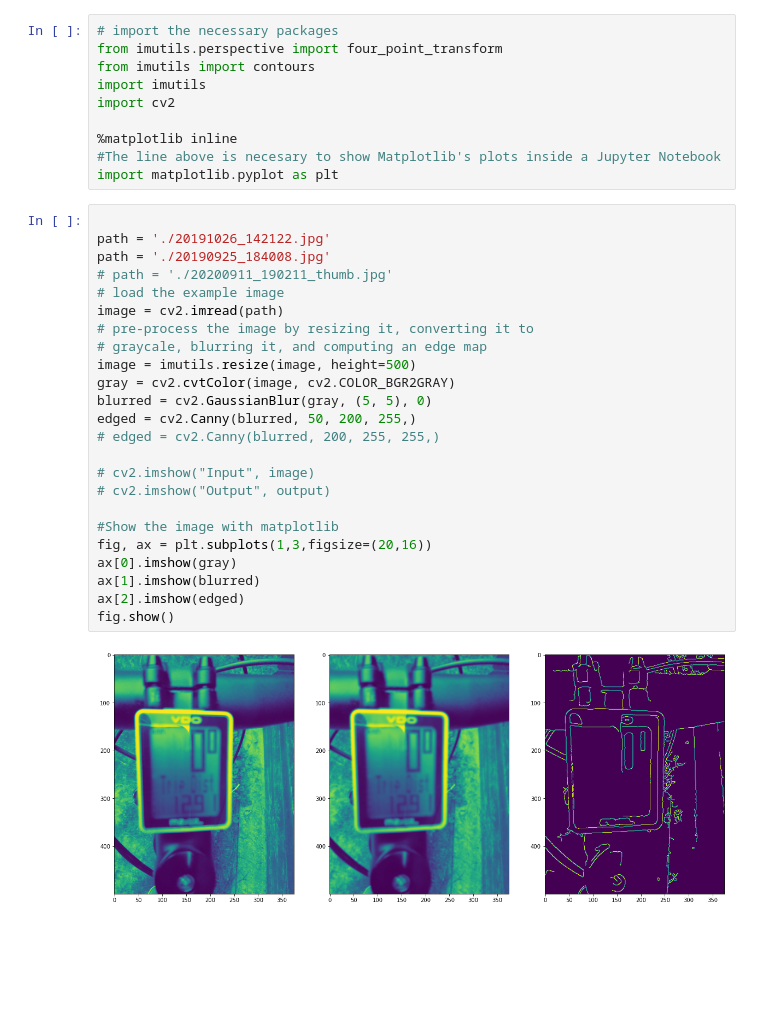
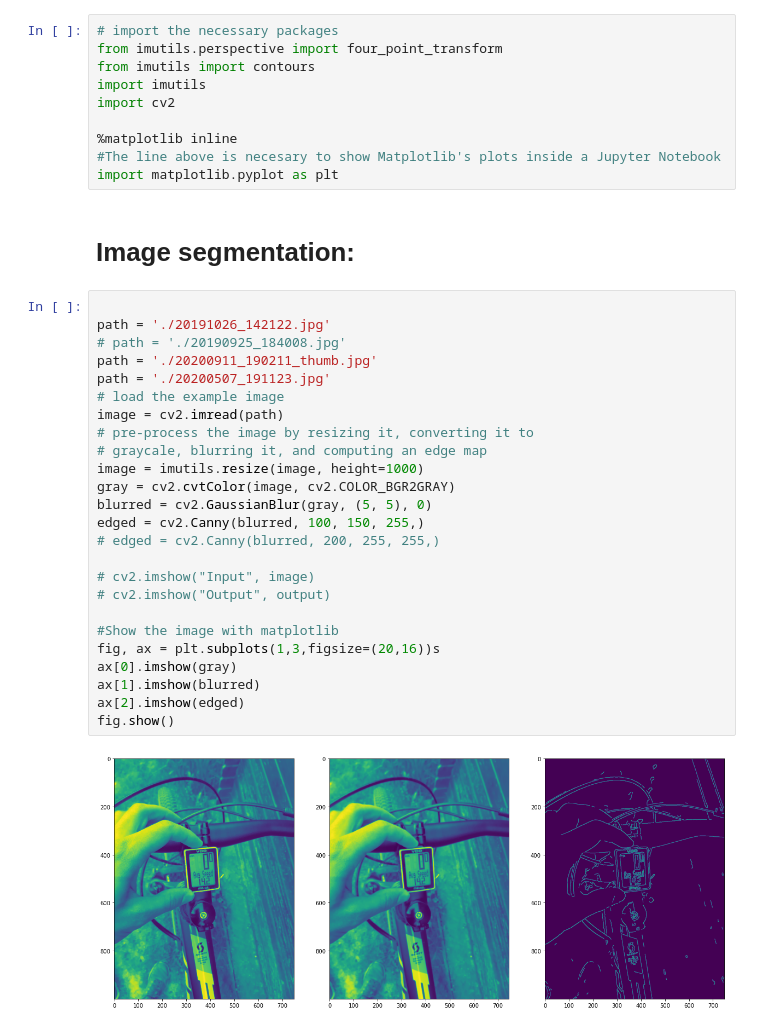
Before and after one commit to benmp2/odometer_digit_recognition, a Jupyter notebook: main.ipynb, the cells around one changed output. Cells and saved outputs as stored; diff of their text form; blank space fills up the shorter version.

```diff
--- a/main.ipynb
+++ b/main.ipynb
@@ -10,29 +10,32 @@ import cv2
 %matplotlib inline
 #The line above is necesary to show Matplotlib's plots inside a Jupyter Notebook
 import matplotlib.pyplot as plt
+# %% [markdown]
+# Image segmentation:
 # %%
 
 path = './20191026_142122.jpg'
-path = './20190925_184008.jpg'
-# path = './20200911_190211_thumb.jpg'
+# path = './20190925_184008.jpg'
+path = './20200911_190211_thumb.jpg'
+path = './20200507_191123.jpg'
 # load the example image
 image = cv2.imread(path)
 # pre-process the image by resizing it, converting it to
 # graycale, blurring it, and computing an edge map
-image = imutils.resize(image, height=500)
+image = imutils.resize(image, height=1000)
 gray = cv2.cvtColor(image, cv2.COLOR_BGR2GRAY)
 blurred = cv2.GaussianBlur(gray, (5, 5), 0)
-edged = cv2.Canny(blurred, 50, 200, 255,)
+edged = cv2.Canny(blurred, 100, 150, 255,)
 # edged = cv2.Canny(blurred, 200, 255, 255,)
 
 # cv2.imshow("Input", image)
 # cv2.imshow("Output", output)
 
 #Show the image with matplotlib
-fig, ax = plt.subplots(1,3,figsize=(20,16))
+fig, ax = plt.subplots(1,3,figsize=(20,16))s
 ax[0].imshow(gray)
 ax[1].imshow(blurred)
 ax[2].imshow(edged)
 fig.show()
 # %% [output]
-[figure, old version]
+[figure, new version]
```
Also changed, not shown: parts of 1 cell of this notebook, 1 other file.
